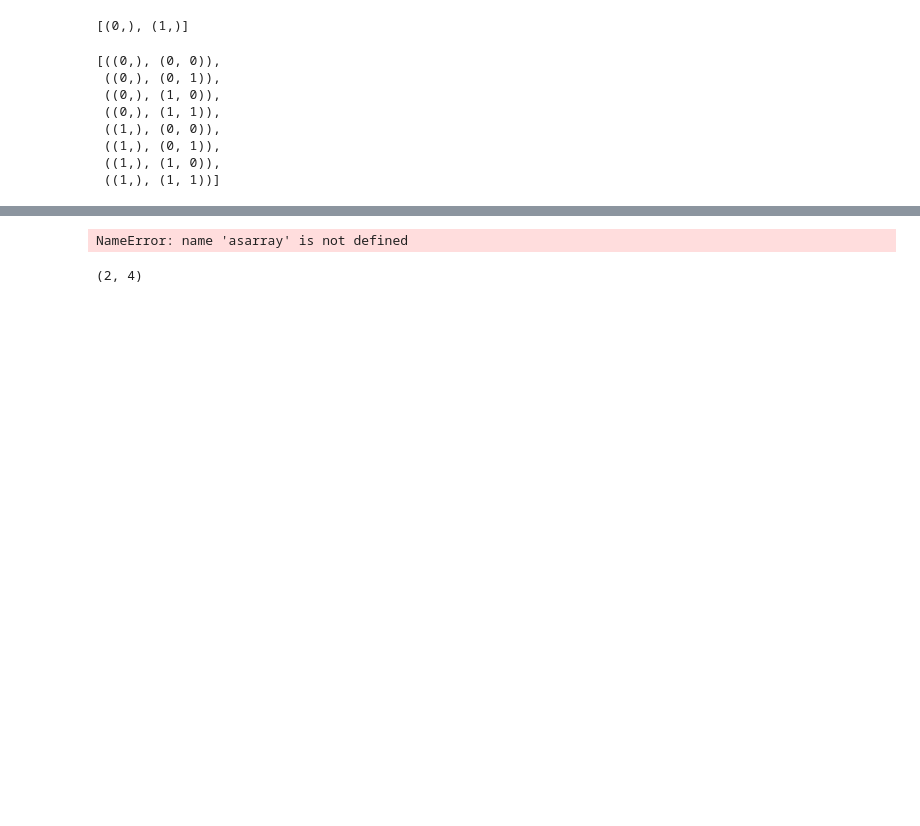
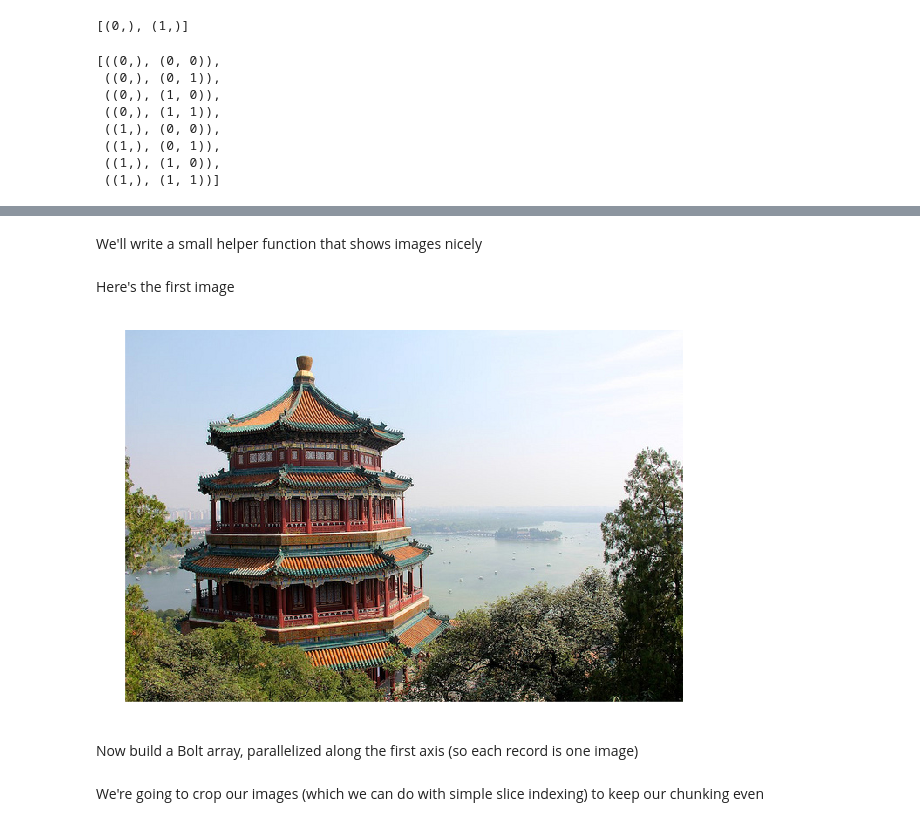
Before and after one commit to codeneuro/notebooks, a Jupyter notebook: worker/notebooks/bolt/tutorials/chunking.ipynb, the cells around one changed output, grey strips where cells are left out. Cells and saved outputs as stored; diff of their text form; code cells hidden in the pictures; blank space fills up the shorter version.

Commit message:
Update bolt notebooks

```diff
--- a/worker/notebooks/bolt/tutorials/chunking.ipynb
+++ b/worker/notebooks/bolt/tutorials/chunking.ipynb
@@ -71,0 +68,5 @@ c.tordd().keys().collect()
+# %%
+from sklearn import datasets
+from numpy import asarray
+imgs = datasets.load_sample_images()
+im = asarray([imgs.images[0], imgs.images[1]])
@@ -73,9 +81,16 @@ c.tordd().keys().collect()
 from numpy import asarray
-# %%
-asarray([2]) * c.getnumber(c.plan, c.vshape)[0:1]
-# %% [output]
-NameError: name 'asarray' is not defined
-# %%
-tuple(c.kshape) + tuple(asarray([4]))
-# %% [output]
-(2, 4)
+# %% [markdown]
+We'll write a small helper function that shows images nicely
+# %%
+def image(im):
+    plt.figure(figsize=(10,7))
+    plt.imshow(im, cmap='gray', interpolation='none');
+    plt.axis('off')
+# %% [markdown]
+Here's the first image
+# %%
+image(im[0])
+# %% [output]
+[figure, added]
+# %% [markdown]
+Now build a Bolt array, parallelized along the first axis (so each record is one image)
@@ -81,0 +101,2 @@ tuple(c.kshape) + tuple(asarray([4]))
+# %% [markdown]
+We're going to crop our images (which we can do with simple slice indexing) to keep our chunking even
```
Also changed, not shown: parts of 40 cells of this notebook, 3 other files.
